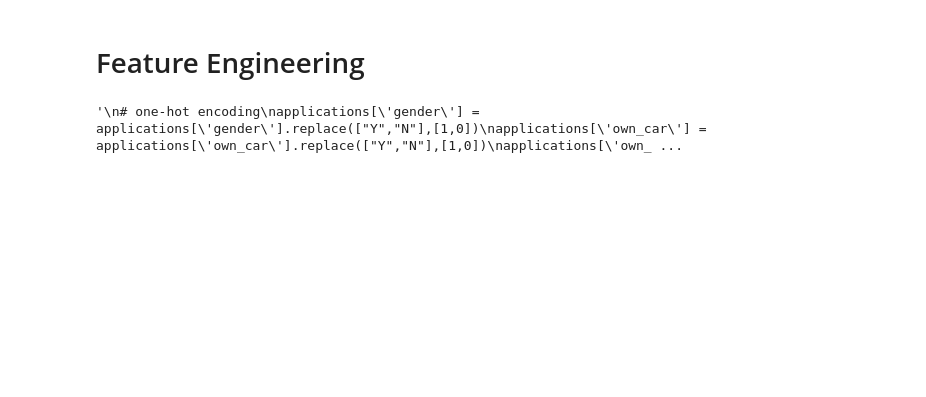
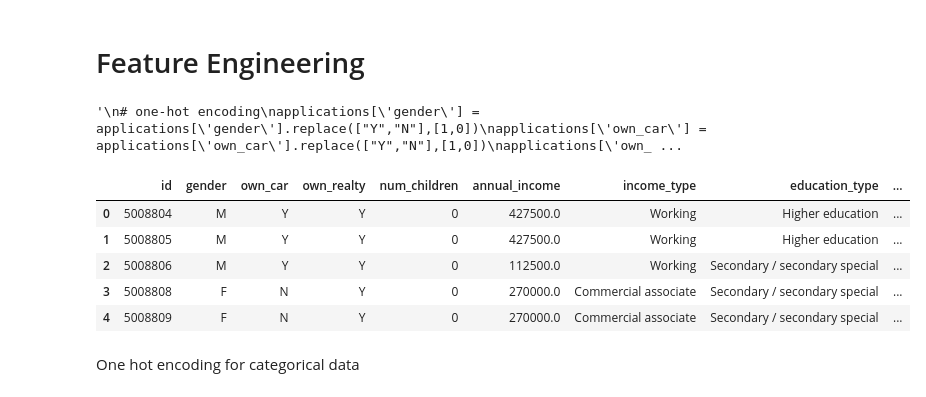
Before and after one commit to ashleytoh/cs3244-project-group-23, a Jupyter notebook: data_preprocessing/data_cleaning.ipynb, the cells around one changed output. Cells and saved outputs as stored; diff of their text form; code cells hidden in the pictures; blank space fills up the shorter version.

Commit message:
converting variables and one hot encoding

```diff
--- a/data_preprocessing/data_cleaning.ipynb
+++ b/data_preprocessing/data_cleaning.ipynb
@@ -196,3 +259,14 @@ applications['own_realty'] = applications['own_realty'].replace(["Y","N"],[1,0])
 # create age and years_employed variables
 # %% [output]
 '\n# one-hot encoding\napplications[\'gender\'] = applications[\'gender\'].replace(["Y","N"],[1,0])\napplications[\'own_car\'] = applications[\'own_car\'].replace(["Y","N"],[1,0])\napplications[\'own_ ...
+# %%
+applications.head() #delete ltr
+# %% [output]
+|  | id | gender | own_car | own_realty | num_children | annual_income | income_type | education_type | ... |
+| 0 | 5008804 | M | Y | Y | 0 | 427500.0 | Working | Higher education | ... |
+| 1 | 5008805 | M | Y | Y | 0 | 427500.0 | Working | Higher education | ... |
+| 2 | 5008806 | M | Y | Y | 0 | 112500.0 | Working | Secondary / secondary special | ... |
+| 3 | 5008808 | F | N | Y | 0 | 270000.0 | Commercial associate | Secondary / secondary special | ... |
+| 4 | 5008809 | F | N | Y | 0 | 270000.0 | Commercial associate | Secondary / secondary special | ... |
+# %% [markdown]
+One hot encoding for categorical data
```
Also changed, not shown: parts of 23 cells of this notebook.
